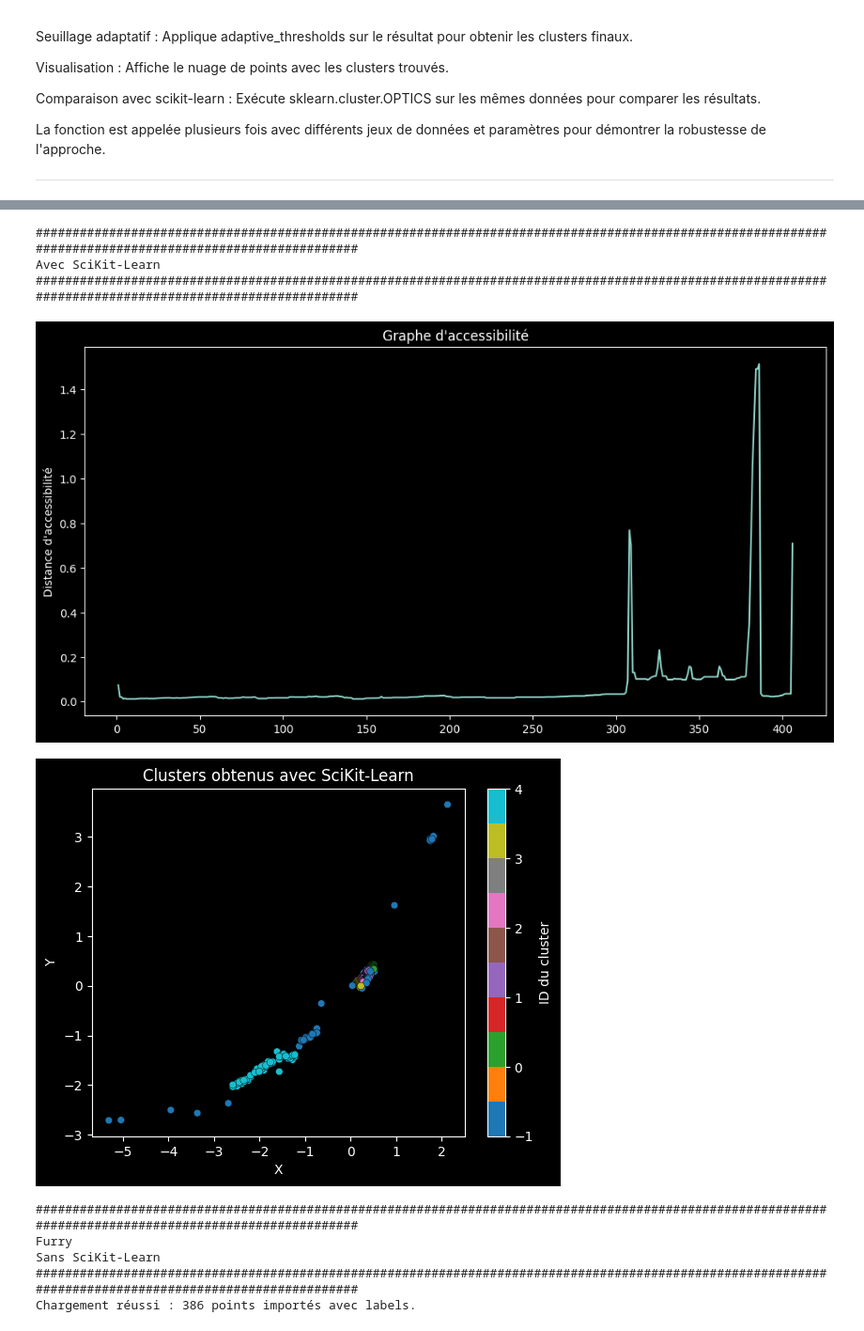
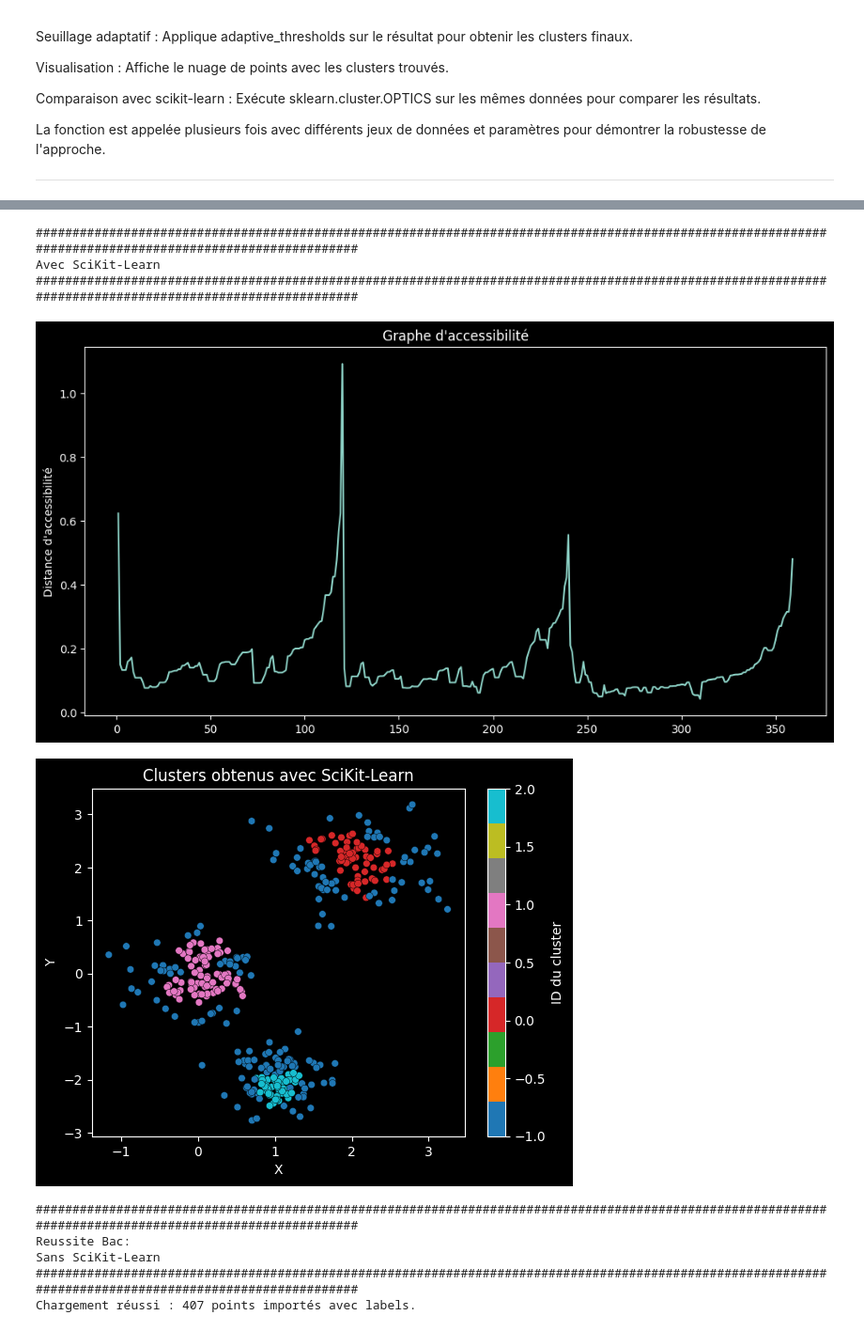
Before and after one commit to Akaiidk/OPTICS, a Jupyter notebook: td5_OPTICS_canevas.ipynb, the cells around one changed output, grey strips where cells are left out. Shown at 94% size. Cells and saved outputs as stored; diff of their text form; code cells hidden in the pictures.

Commit message:
rajout du de l'appel main de base

```diff
--- a/td5_OPTICS_canevas.ipynb
+++ b/td5_OPTICS_canevas.ipynb
@@ -503,7 +503,7 @@ def main(min_pts : int, lissage : int, seuil_rel_saut : float, seuil_abs_saut :
     plt.show()
     print('########################################################################################################################################################')
 
-#main(5, 3, 1.1, 0.05)
+main(5, 3, 1.1, 0.05)
 print("Reussite Bac:")
 main(8, 5, 1.2, 0.08, "Reussite_bac.txt")
 print("Furry")
@@ -522,10 +520,10 @@ Chargement réussi : 407 points importés avec labels.
 ########################################################################################################################################################
 Avec SciKit-Learn
 ########################################################################################################################################################
-[figure, old version]
+[figure, new version]
-[figure, old version]
+[figure, new version]
 ########################################################################################################################################################
-Furry
+Reussite Bac:
 Sans SciKit-Learn
 ########################################################################################################################################################
-Chargement réussi : 386 points importés avec labels.
+Chargement réussi : 407 points importés avec labels.
```
Also changed, not shown: parts of 2 cells of this notebook.
